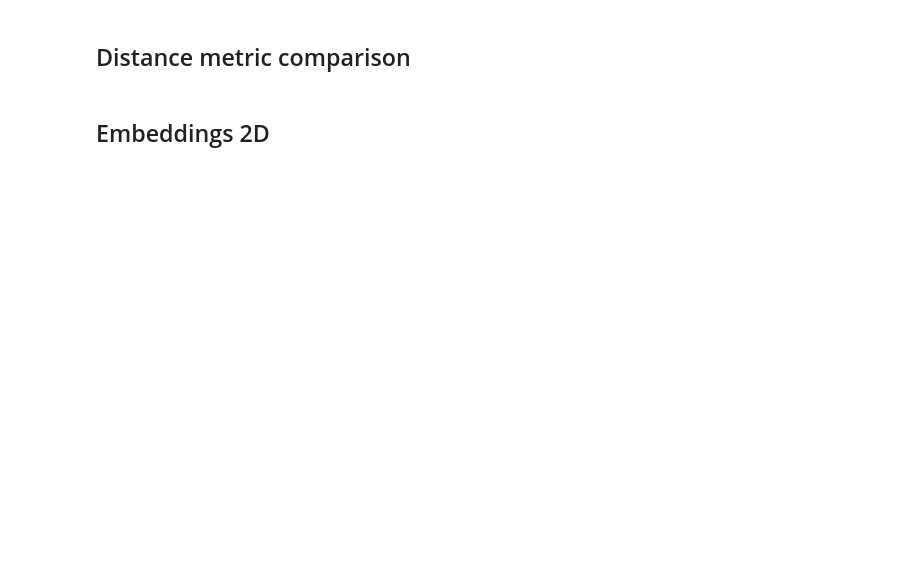
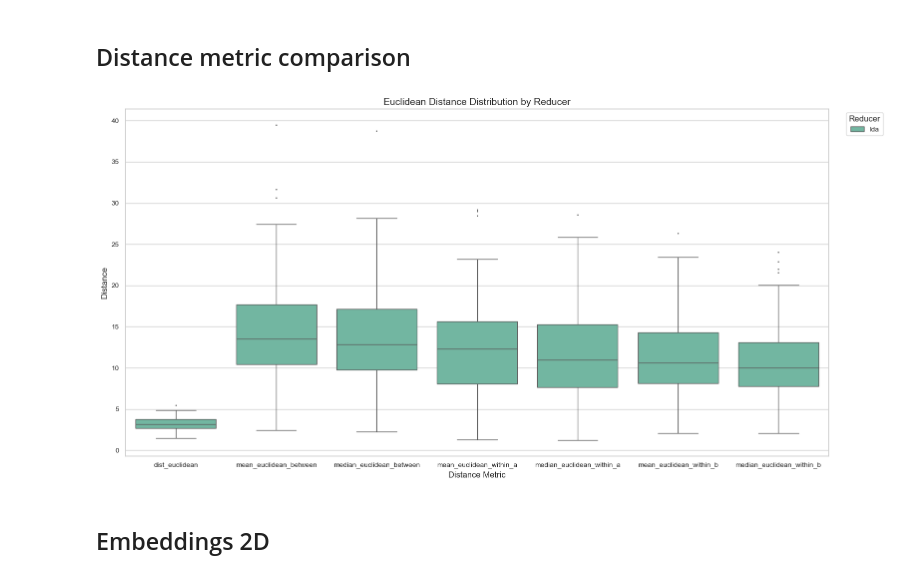
Before and after one commit to FKistner85/FIT_package, a Jupyter notebook: experiments/baseline_visualisation.ipynb, the cells around one changed output. Saved outputs shown, nothing was run; the diff lists cells and outputs as text; code cells hidden in the pictures; blank space fills up the shorter version.

```diff
--- a/experiments/baseline_visualisation.ipynb
+++ b/experiments/baseline_visualisation.ipynb
@@ -138,16 +245,35 @@ plt.show()
 # %% [markdown]
 ## Distance metric comparison
 # %%
+import math
+import matplotlib.pyplot as plt
+melted = res_base.melt(id_vars=['reducer'], value_vars=[c for c in res_base.columns if 'euclidean' in c or 'cosine' in c or 'manhattan' in c], var_name='metric', value_name='distance')
+# 1. Alle unterschiedlichen Metrik-Namen
+import matplotlib.pyplot as plt
+import seaborn as sns
 
-melted = base_df.melt(id_vars=['reducer'], value_vars=[c for c in base_df.columns if 'euclidean' in c or 'cosine' in c or 'manhattan' in c], var_name='metric', value_name='distance')
-plt.figure(figsize=(8,4))
-sns.boxplot(data=melted, x='metric', y='distance')
+# Filter nur die Euclidean-Distanzen
+df_euclid = melted[melted['metric'].str.contains('euclidean')]
+
+plt.figure(figsize=(16, 8))
+sns.boxplot(
+    data=df_euclid,
+    x='metric',    # bleibt "euclidean" für alle Einträge
+    y='distance',
+    hue='reducer',
+    palette='Set2',
+    fliersize=1
+)
+
+plt.xlabel('Distance Metric')
 plt.ylabel('Distance')
-plt.xlabel('Metric')
-plt.title('Distance Metrics Distribution')
+plt.title('Euclidean Distance Distribution by Reducer')
+plt.legend(title='Reducer', bbox_to_anchor=(1.02, 1), loc='upper left')
 plt.tight_layout()
-plt.savefig(EXP_DIR / 'distance_metrics.png')
+plt.savefig(EXP_DIR / 'euclidean_distance_grouped.png')
 plt.show()
+# %% [output]
+[figure, added]
 # %% [markdown]
 ## Embeddings 2D
 # %%
```
Also changed, not shown: parts of 19 cells of this notebook, 1 other file.
